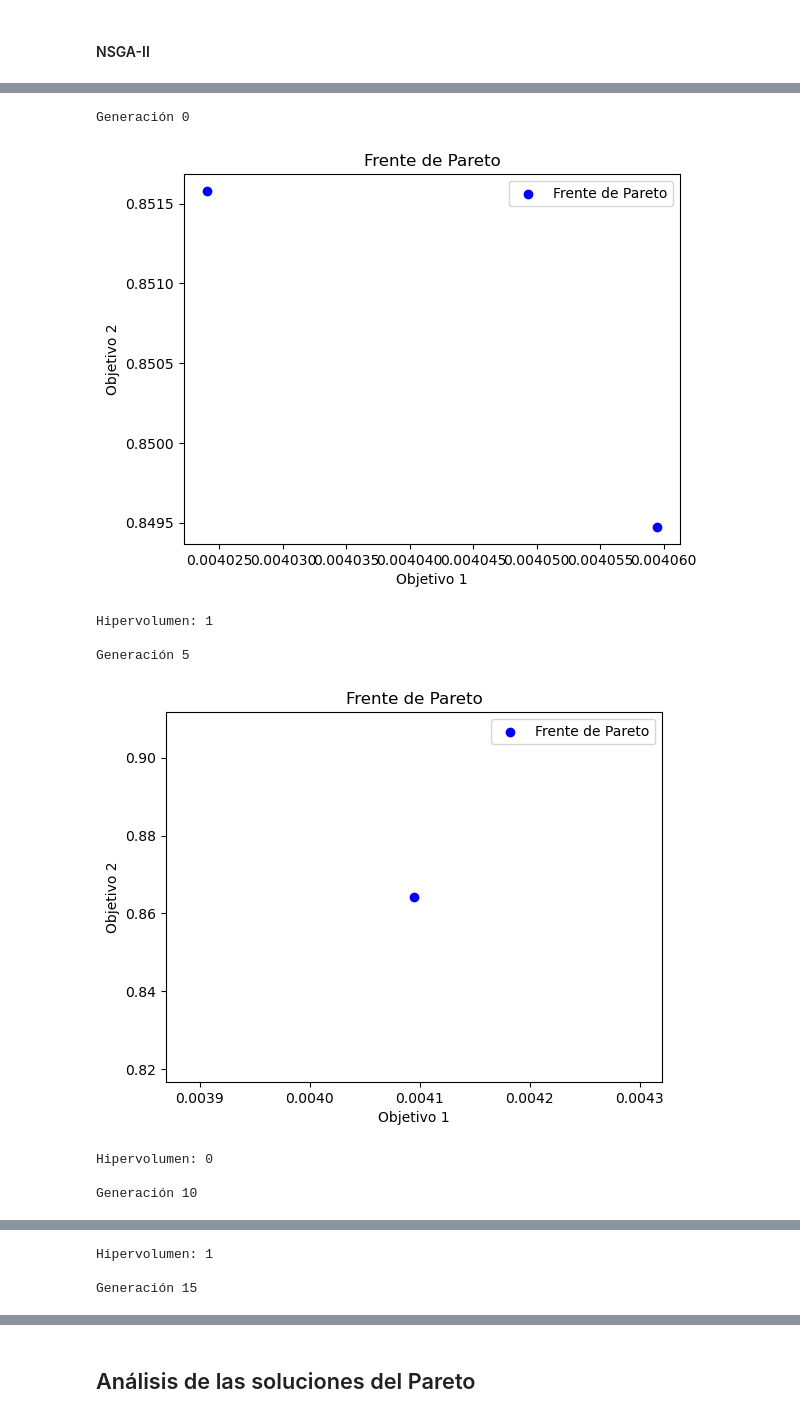
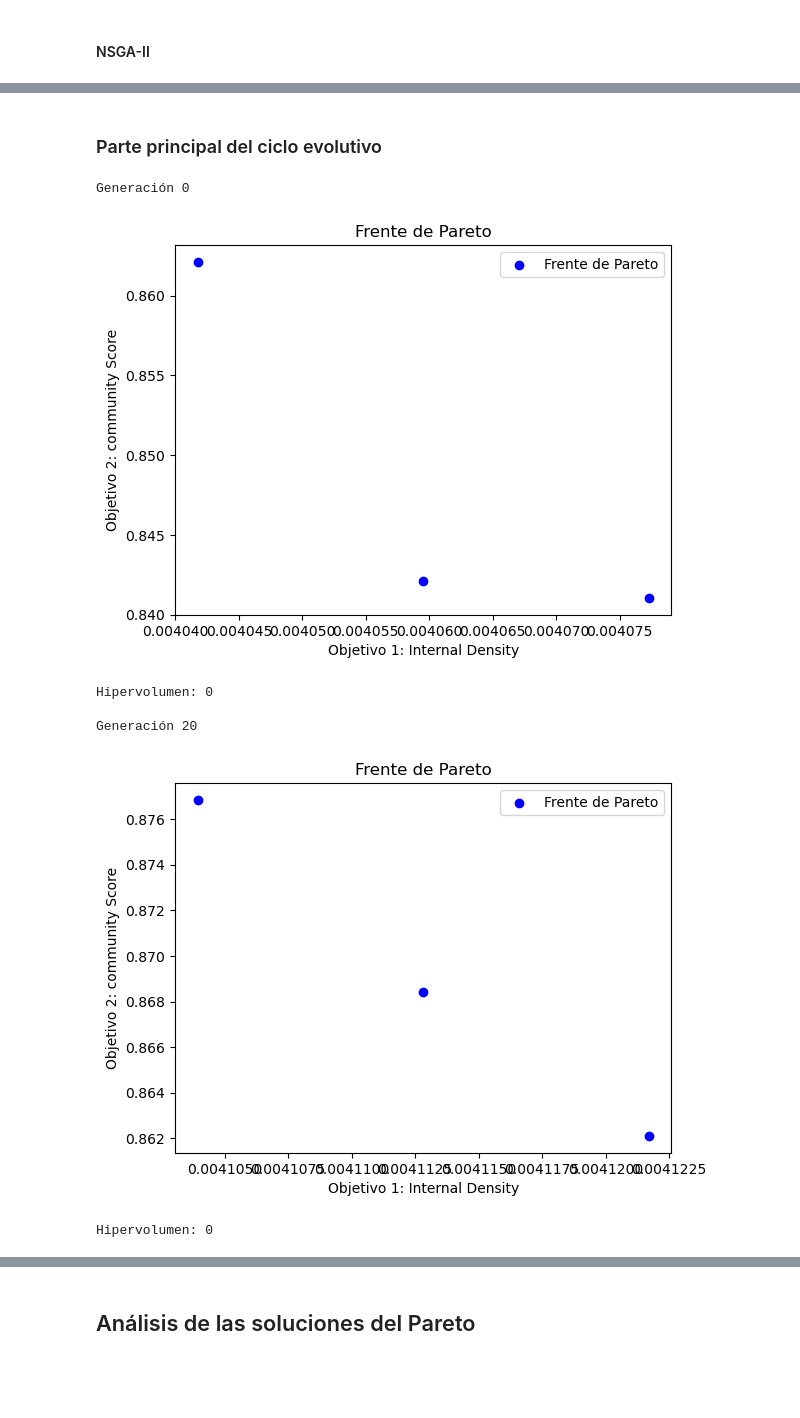
Before and after one commit to adrianGayo/Amazon_redes_geneticos, a Jupyter notebook: amazon.ipynb, the cells around one changed output, grey strips where cells are left out. Saved outputs shown, nothing was run; the diff lists cells and outputs as text; code cells hidden in the pictures; blank space fills up the shorter version.

Commit message:
SPEA2

```diff
--- a/amazon.ipynb
+++ b/amazon.ipynb
@@ -585,7 +624,7 @@ def evaluacion_individuos(indiviudos):
 # %%
 # Parámetros del algoritmo genético
 population_size = 100
-generaciones = 50
+generaciones = 100
 pmut=0.1
 pcross=0.7
 reference_point = [1.0, 1.0]  # Punto de referencia para el frente de pareto.
@@ -602,15 +641,15 @@ def representa_frente_pareto(individuals):
     """
 
     # Extraer valores de los objetivos desde los individuos
-    objectivo1 = [ind.fitness.values[0] for ind in individuals]
-    objectivo2 = [ind.fitness.values[1] for ind in individuals]
+    obj1 = [ind.fitness.values[0] for ind in individuals]
+    obj2 = [ind.fitness.values[1] for ind in individuals]
 
     # Crear un gráfico de dispersión para el frente de Pareto
-    plt.scatter(objectivo1, objectivo2, label='Frente de Pareto', color='blue')
+    plt.scatter(obj1, obj2, label='Frente de Pareto', color='blue')
 
-    # Configurar etiquetas y título del gráfico
-    plt.xlabel('Objetivo 1')
-    plt.ylabel('Objetivo 2')
+    # Configurar etiquetas con las variables del nombre de cada objetivo y título del gráfico
+    plt.xlabel(f"Objetivo 1: {objetivo1}")
+    plt.ylabel(f"Objetivo 2: {objetivo2}")
     plt.title('Frente de Pareto')
 
     # Mostrar la leyenda
@@ -646,3 +690,24 @@ def nsga2_select(individuals, k, ndim=2, domination_criterion=tools.sortNondomin
+# %%
+# Modificar la función de selección para utilizar SPEA2
+def spea2_select(individuals, k, ndim=2):
+    # Asignar valores de aptitud a los individuos si no están presentes
+    individuals_with_fitness = []
+    for ind, fitness_values in individuals:
+        if not hasattr(fitness_values, 'fitness'):
+            fitness = creator.FitnessMulti(values=fitness_values)
+            ind = creator.Individual(ind)
+            ind.fitness = fitness
+            individuals_with_fitness.append(ind)
+
+    # Selección SPEA2
+    selected = tools.selSPEA2(individuals_with_fitness, k)
+
+     # Obtener el frente de Pareto de los individuos seleccionados
+    pareto_front = tools.sortNondominated(selected, k, first_front_only=True)
+
+    return selected, pareto_front[0]
+# %% [markdown]
+### Parte principal del ciclo evolutivo
 # %%
 # Población inicial
 population = inicializar_poblacion(lista_adyacencia_mapeada, population_size, N)
@@ -671,40 +736,38 @@ for gen in range(generaciones):
 
     fitness = evaluacion_individuos(indiviudos=population)
     population_with_fitness = list(zip(population, fitness))
 
     # Seleccionar individuos utilizando NSGA-II
-    new_pop, frente_pareto = nsga2_select(population_with_fitness, k=population_size)
+    new_pop, frente_pareto = spea2_select(population_with_fitness, k=population_size)
     #print(f"población tras nsga: {len(new_pop)}")
 
     # Sustituir la población anterior con los nuevos individuos
     population = new_pop
 
     # Imprimimos una traza de la evolución con el hipervolumen
-    if gen % 5 == 0:
+    if gen % 20 == 0:
         print(f"\nGeneración {gen}")
         #Representa el frente de pareto.
         representa_frente_pareto(frente_pareto)
         # Calcula el hipervolumen
         hv_value = tools.hypervolume(frente_pareto)
         print(f"Hipervolumen: {hv_value}")
 
 # Obtener el frente de Pareto final
 print("Frente de pareto final:")
 representa_frente_pareto(frente_pareto)
 print("Grafos del pareto final:")
 representa_grafos_del_frente(frente_pareto)
 
 
 # # Imprimir los individuos del frente de Pareto
 # for ind in pareto_front:
 #     print(ind.fitness.values)
 # %% [output]
 Generación 0
-[figure, old version]
+[figure, new version]
-Hipervolumen: 1
+Hipervolumen: 0
 
-Generación 5
+Generación 20
-[figure, old version]
+[figure, new version]
 Hipervolumen: 0
-
-Generación 10
@@ -712,3 +773,0 @@ Generación 10
-Hipervolumen: 1
-
-Generación 15
```
Also changed, not shown: parts of 16 cells of this notebook.
